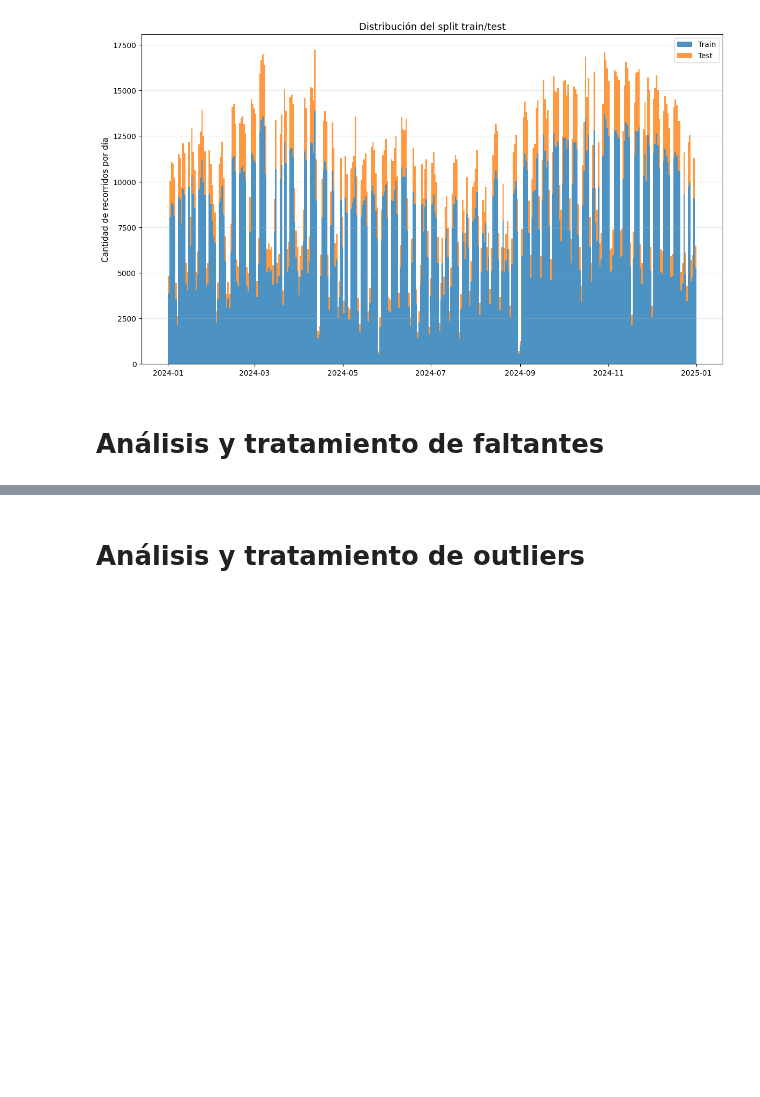
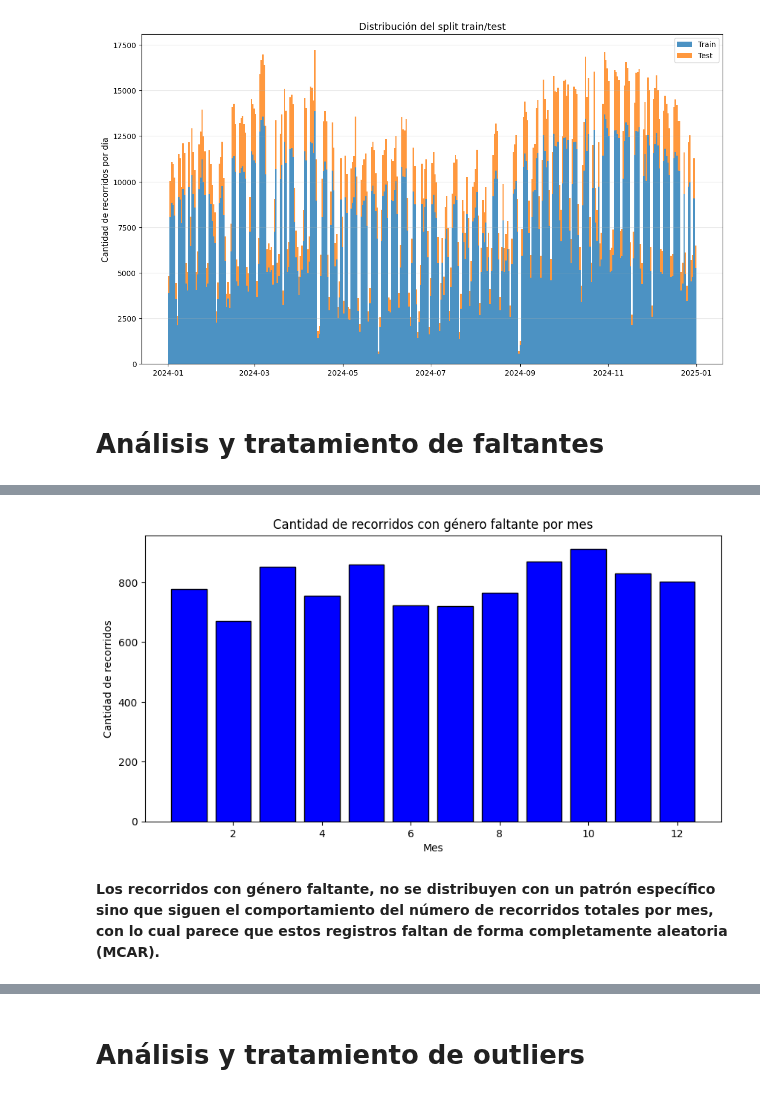
Before and after one commit to ArielMatC/ceia-andd-g2, a Jupyter notebook: data_analysis.ipynb, the cells around one changed output, grey strips where cells are left out. Drawn from its saved outputs; the diff is of its cells as text; code cells hidden in the pictures; blank space fills up the shorter version.

```diff
--- a/data_analysis.ipynb
+++ b/data_analysis.ipynb
@@ -840,0 +1049,3 @@ plt.show()
+# %%
+mask_gen_na = rides_df_train["genero"].isna()
+print(f"Recorridos con género faltante: {mask_gen_na.sum()}")
@@ -840,0 +1075,13 @@ plt.show()
+# %%
+# Bar chart de cantidad de recorridos con género faltante por mes
+plt.figure(figsize=(10, 5))
+month_counts = rides_df_train[mask_gen_na]['mes'].value_counts().sort_index()
+plt.bar(month_counts.index, month_counts.values, color='blue', edgecolor='black')
+plt.title('Cantidad de recorridos con género faltante por mes')
+plt.xlabel('Mes')
+plt.ylabel('Cantidad de recorridos')
+plt.show()
+# %% [output]
+[figure, added]
+# %% [markdown]
+**Los recorridos con género faltante, no se distribuyen con un patrón específico sino que siguen el comportamiento del número de recorridos totales por mes, con lo cual parece que estos registros faltan de forma completamente aleatoria (MCAR).**
```
Also changed, not shown: parts of 37 cells of this notebook, 2 other files.
